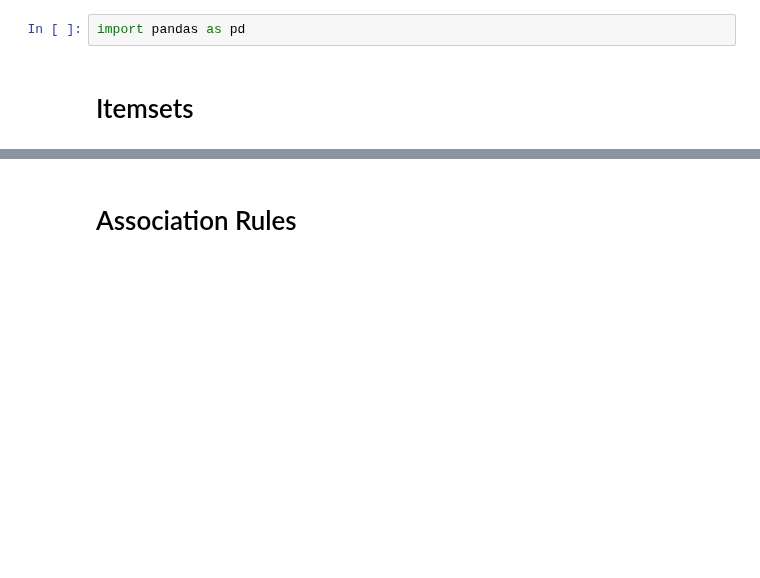
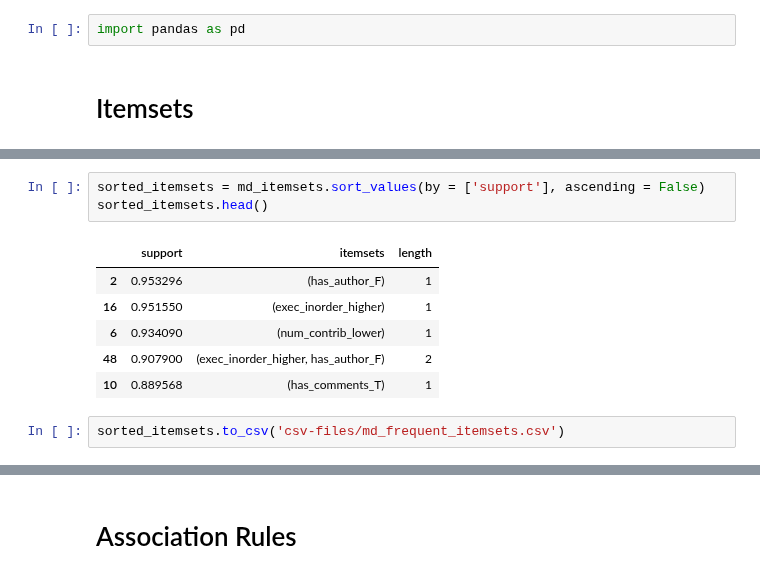
Before and after one commit to Isabel-Gan/quantifying-notebook-features, a Jupyter notebook: output/complete-runs/analysis/rule-mining/rule-mining-analysis.ipynb, the cells around one changed output, grey strips where cells are left out. Saved outputs shown, nothing was run; the diff lists cells and outputs as text; blank space fills up the shorter version.

```diff
--- a/output/complete-runs/analysis/rule-mining/rule-mining-analysis.ipynb
+++ b/output/complete-runs/analysis/rule-mining/rule-mining-analysis.ipynb
@@ -6,0 +23,12 @@ import pandas as pd
+# %%
+sorted_itemsets = md_itemsets.sort_values(by = ['support'], ascending = False)
+sorted_itemsets.head()
+# %% [output]
+|  | support | itemsets | length |
+| 2 | 0.953296 | (has_author_F) | 1 |
+| 16 | 0.951550 | (exec_inorder_higher) | 1 |
+| 6 | 0.934090 | (num_contrib_lower) | 1 |
+| 48 | 0.907900 | (exec_inorder_higher, has_author_F) | 2 |
+| 10 | 0.889568 | (has_comments_T) | 1 |
+# %%
+sorted_itemsets.to_csv('csv-files/md_frequent_itemsets.csv')
```
Also changed, not shown: parts of 10 cells of this notebook, 5 other files.
